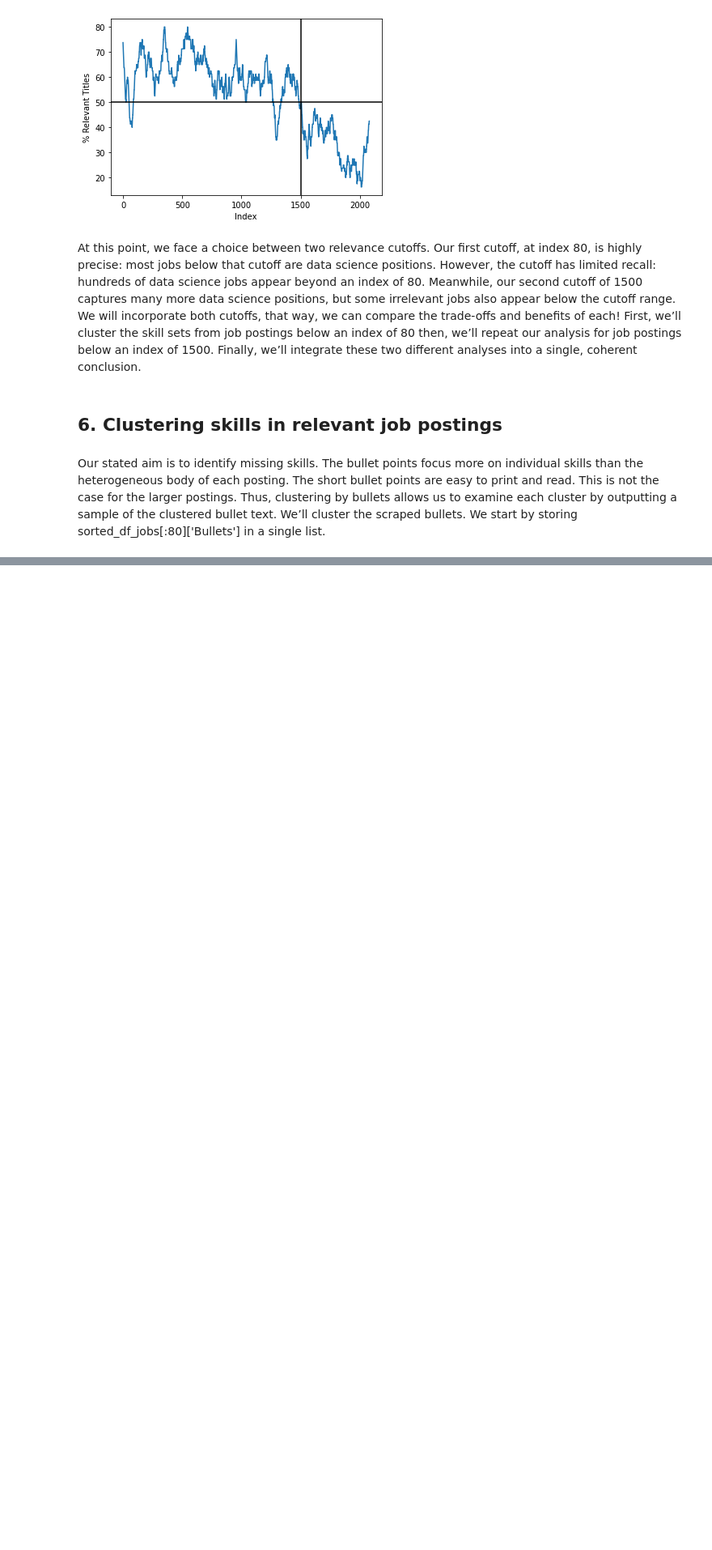
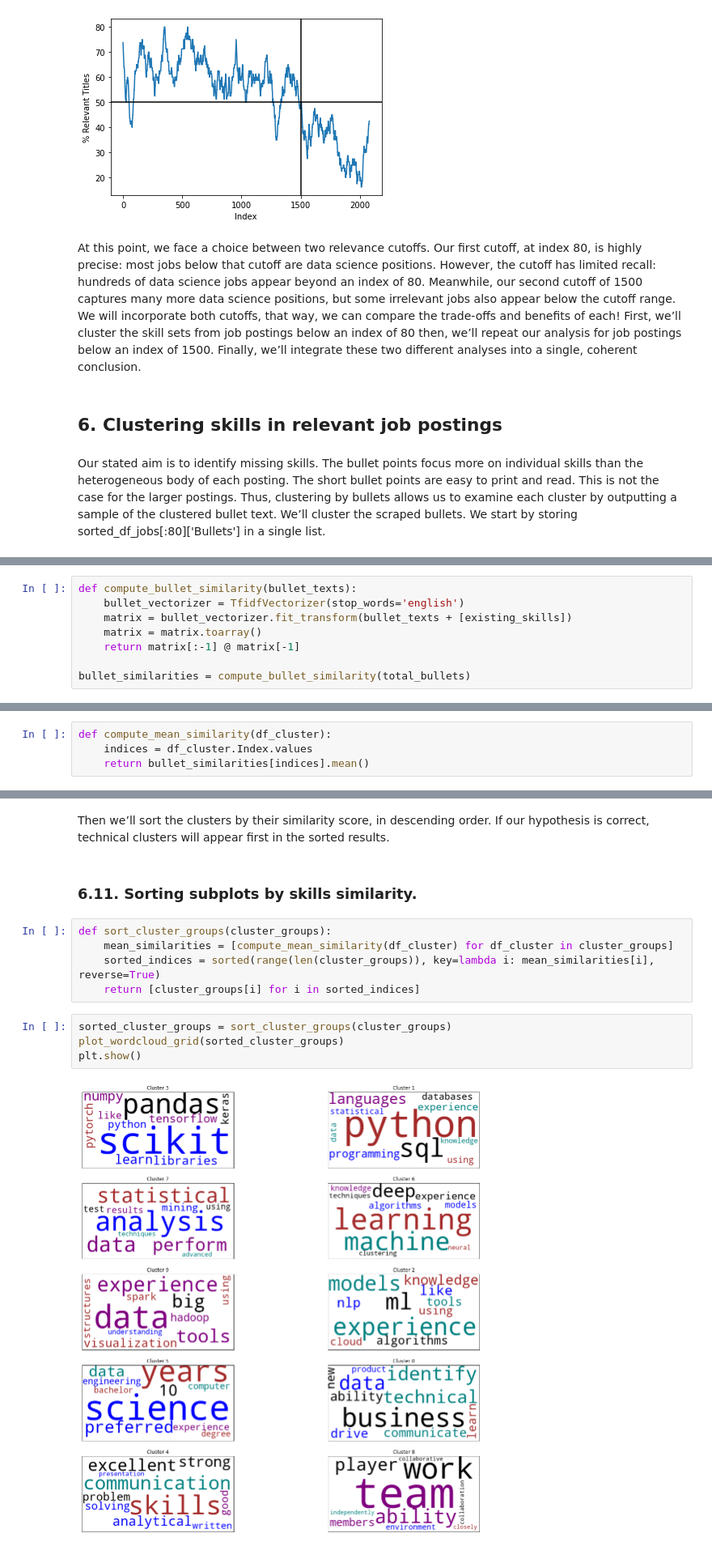
Before and after one commit to rajdeepmondal1/what-skills-to-augment-my-arsenal-main, a Jupyter notebook: Skills_to_augment_to_my_arsenal.ipynb, the cells around one changed output, grey strips where cells are left out. Shown at 81% size. Saved outputs shown, nothing was run; the diff lists cells and outputs as text; blank space fills up the shorter version.

```diff
--- a/Skills_to_augment_to_my_arsenal.ipynb
+++ b/Skills_to_augment_to_my_arsenal.ipynb
@@ -617,0 +797,8 @@ Our stated aim is to identify missing skills. The bullet points focus more on in
+# %%
+def compute_bullet_similarity(bullet_texts):
+    bullet_vectorizer = TfidfVectorizer(stop_words='english')
+    matrix = bullet_vectorizer.fit_transform(bullet_texts + [existing_skills])
+    matrix = matrix.toarray()
+    return matrix[:-1] @ matrix[-1]
+
+bullet_similarities = compute_bullet_similarity(total_bullets)
@@ -617,0 +807,4 @@ Our stated aim is to identify missing skills. The bullet points focus more on in
+# %%
+def compute_mean_similarity(df_cluster):
+    indices = df_cluster.Index.values
+    return bullet_similarities[indices].mean()
@@ -617,0 +824,15 @@ Our stated aim is to identify missing skills. The bullet points focus more on in
+# %% [markdown]
+Then we’ll sort the clusters by their similarity score, in descending order. If our hypothesis is correct, technical clusters will appear first in the sorted results.
+# %% [markdown]
+### 6.11. Sorting subplots by skills similarity.
+# %%
+def sort_cluster_groups(cluster_groups):
+    mean_similarities = [compute_mean_similarity(df_cluster) for df_cluster in cluster_groups]
+    sorted_indices = sorted(range(len(cluster_groups)), key=lambda i: mean_similarities[i], reverse=True)
+    return [cluster_groups[i] for i in sorted_indices]
+# %%
+sorted_cluster_groups = sort_cluster_groups(cluster_groups)
+plot_wordcloud_grid(sorted_cluster_groups)
+plt.show()
+# %% [output]
+[figure, added]
```
Also changed, not shown: parts of 49 cells of this notebook.
